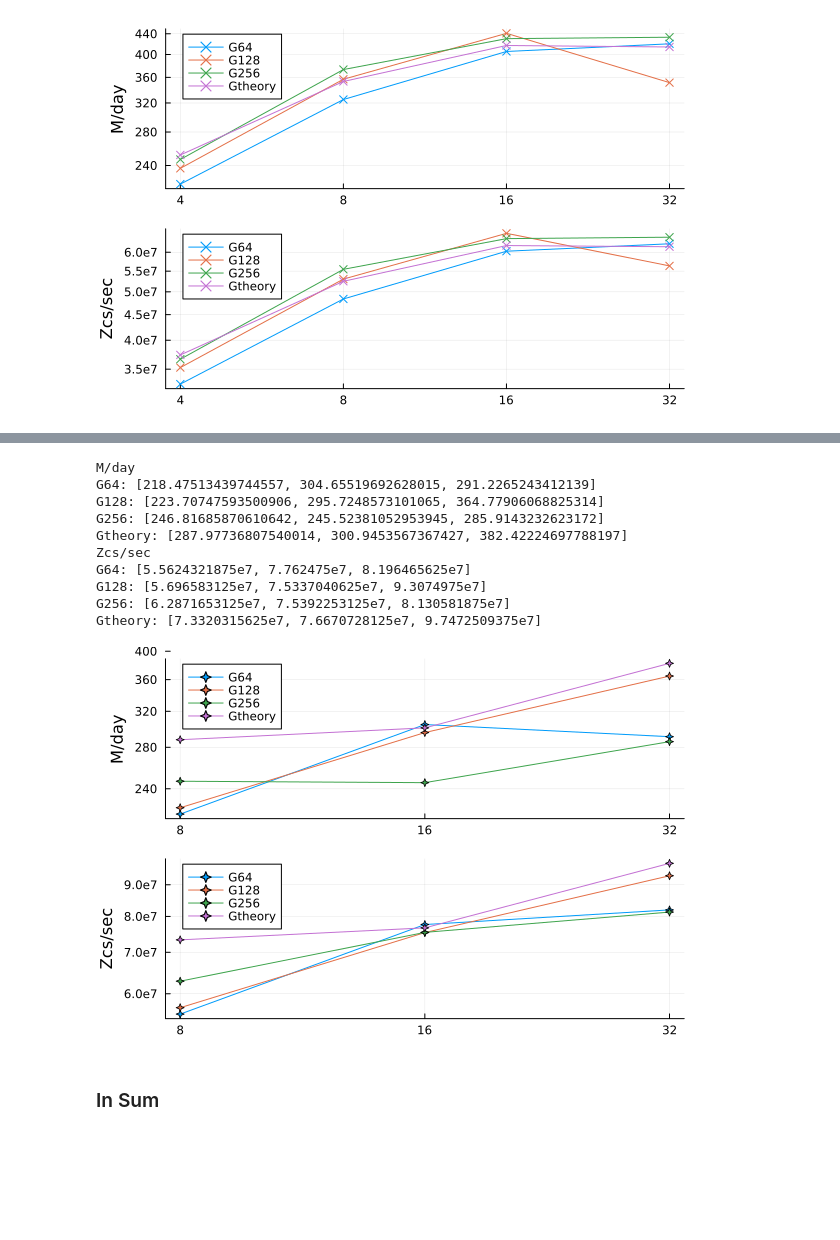
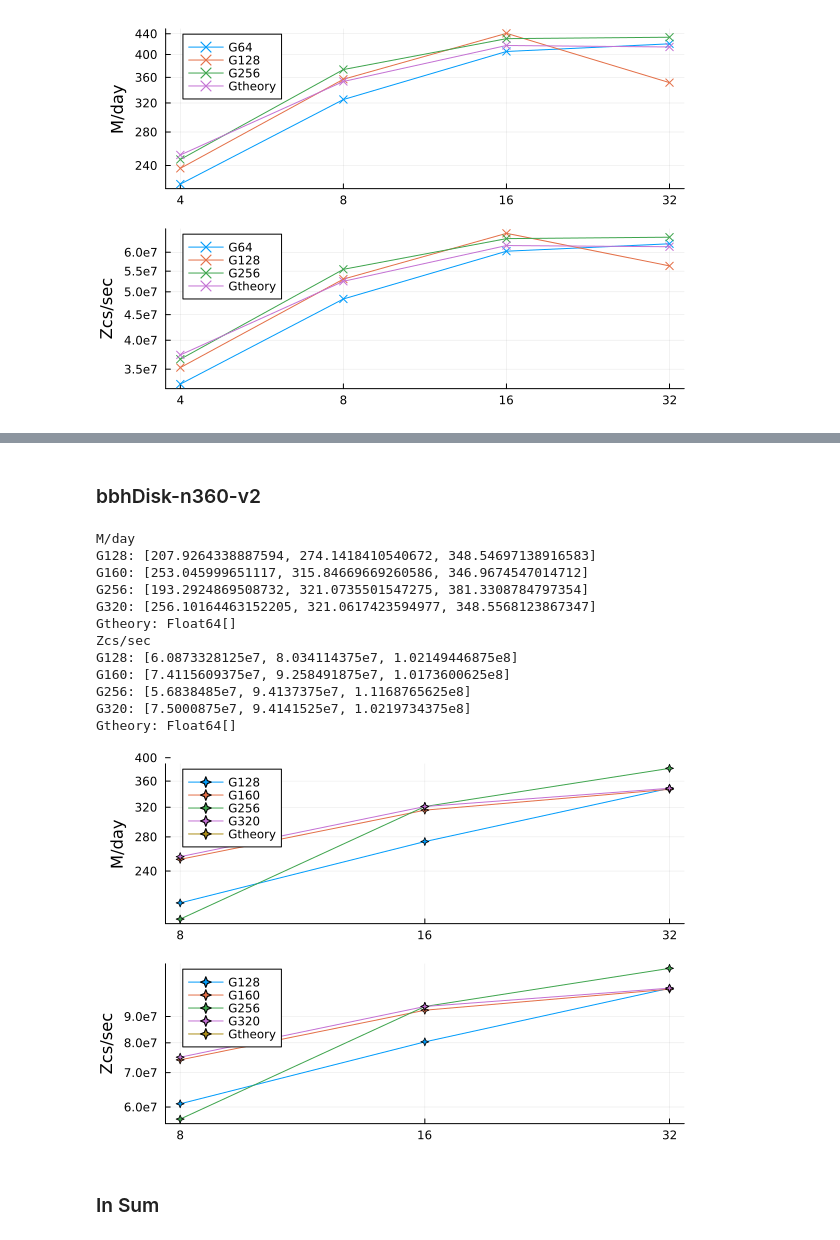
Before and after one commit to lwJi/ETK-Scaling-Tests, a Jupyter notebook: vista/ipynb/bbhDisk-Cowling.ipynb, the cells around one changed output, grey strips where cells are left out. Drawn from its saved outputs; the diff is of its cells as text; code cells hidden in the pictures; blank space fills up the shorter version.

```diff
--- a/vista/ipynb/bbhDisk-Cowling.ipynb
+++ b/vista/ipynb/bbhDisk-Cowling.ipynb
@@ -104,46 +147,51 @@ Gtheory: [3.7378684375e7, 5.2483609375e7, 6.188589375e7, 6.1547471875e7]
+# %% [markdown]
+### bbhDisk-n360-v2
 # %%
 let patt_dirss = [
         ([
-            (r"Cow_L12_G64-N\d+-MPI\d+_r0000", "G64"),
             (r"Cow_L12_G128-N\d+-MPI\d+_r0000", "G128"),
+            (r"Cow_L12_G160-N\d+-MPI\d+_r0000", "G160"),
             (r"Cow_L12_G256-N\d+-MPI\d+_r0000", "G256"),
+            (r"Cow_L12_G320-N\d+-MPI\d+_r0000", "G320"),
             (r"Cow_L12_Gtheory-N\d+-MPI\d+_r0000", "Gtheory"),
-        ], "../data/bbhDisk/bbhDisk-n320", :star4),
+        ], "../data/bbhDisk/bbhDisk-n320-v2", :star4),
     ]
     # Plot M/day
     plt1 = plot(ylabel="M/day", xscale=:log10, yscale=:log10)
     xs = [4, 8, 16, 32]
     xticks!(plt1, xs, [string(n) for n in xs])
     ys = [240, 280, 320, 360, 400, 440]
     yticks!(plt1, ys, [string(n) for n in ys])
     println("M/day")
     Misc.plot_scaling(plt1, patt_dirss; option="TotalComputeTime")
 
     # Plot Zcs/sec
     plt2 = plot(ylabel="Zcs/sec", xscale=:log10, yscale=:log10)
     xs = [4, 8, 16, 32]
     xticks!(plt2, xs, [string(n) for n in xs])
     ys = [6e7, 7e7, 8e7, 9e7]
     yticks!(plt2, ys, [string(n) for n in ys])
     println("Zcs/sec")
     Misc.plot_scaling(plt2, patt_dirss; option="ZcsPerSecond")
 
     # Sum
     plt = plot(plt1, plt2, layout=(2,1))
     display(plt)
 end
 # %% [output]
 M/day
-G64: [218.47513439744557, 304.65519692628015, 291.2265243412139]
-G128: [223.70747593500906, 295.7248573101065, 364.77906068825314]
-G256: [246.81685870610642, 245.52381052953945, 285.9143232623172]
-Gtheory: [287.97736807540014, 300.9453567367427, 382.42224697788197]
+G128: [207.9264338887594, 274.1418410540672, 348.54697138916583]
+G160: [253.045999651117, 315.84669669260586, 346.9674547014712]
+G256: [193.2924869508732, 321.0735501547275, 381.3308784797354]
+G320: [256.10164463152205, 321.0617423594977, 348.5568123867347]
+Gtheory: Float64[]
 Zcs/sec
-G64: [5.5624321875e7, 7.762475e7, 8.196465625e7]
-G128: [5.696583125e7, 7.5337040625e7, 9.3074975e7]
-G256: [6.2871653125e7, 7.5392253125e7, 8.130581875e7]
-Gtheory: [7.3320315625e7, 7.6670728125e7, 9.7472509375e7]
+G128: [6.0873328125e7, 8.034114375e7, 1.02149446875e8]
+G160: [7.4115609375e7, 9.258491875e7, 1.0173600625e8]
+G256: [5.6838485e7, 9.4137375e7, 1.1168765625e8]
+G320: [7.5000875e7, 9.4141525e7, 1.0219734375e8]
+Gtheory: Float64[]
-[figure, old version]
+[figure, new version]
 # %% [markdown]
 ### In Sum
 # %%
```
Also changed, not shown: parts of 5 cells of this notebook.
